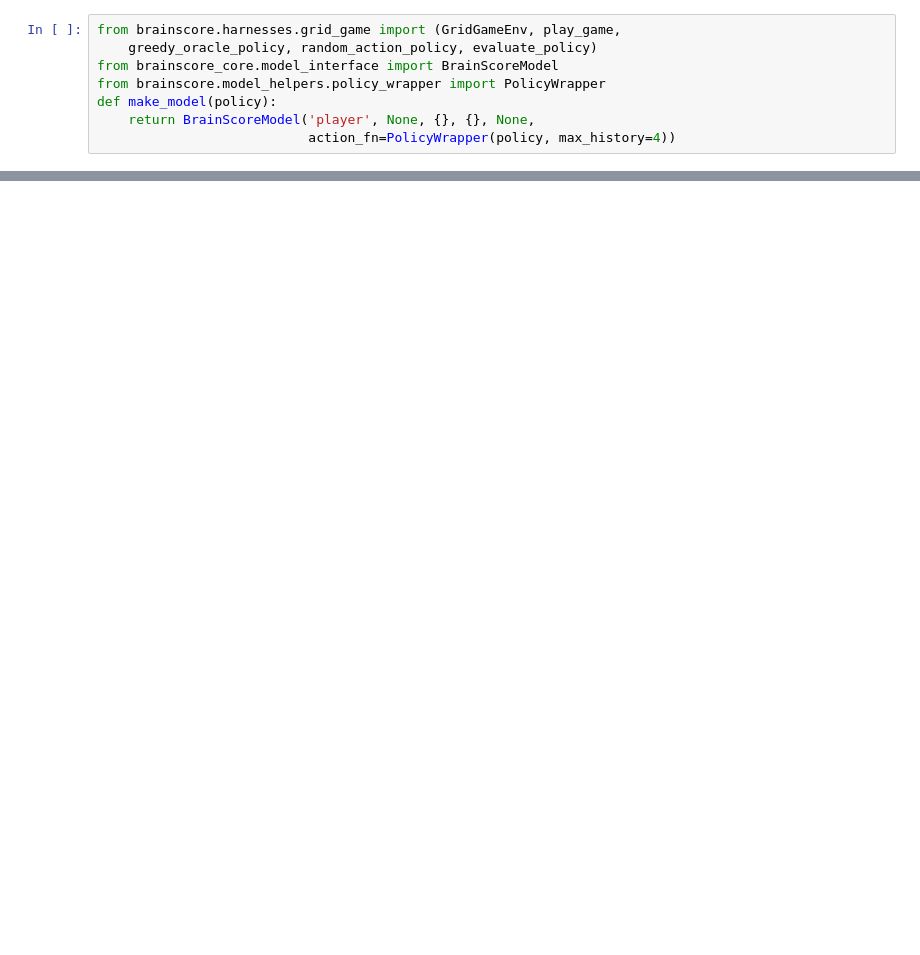
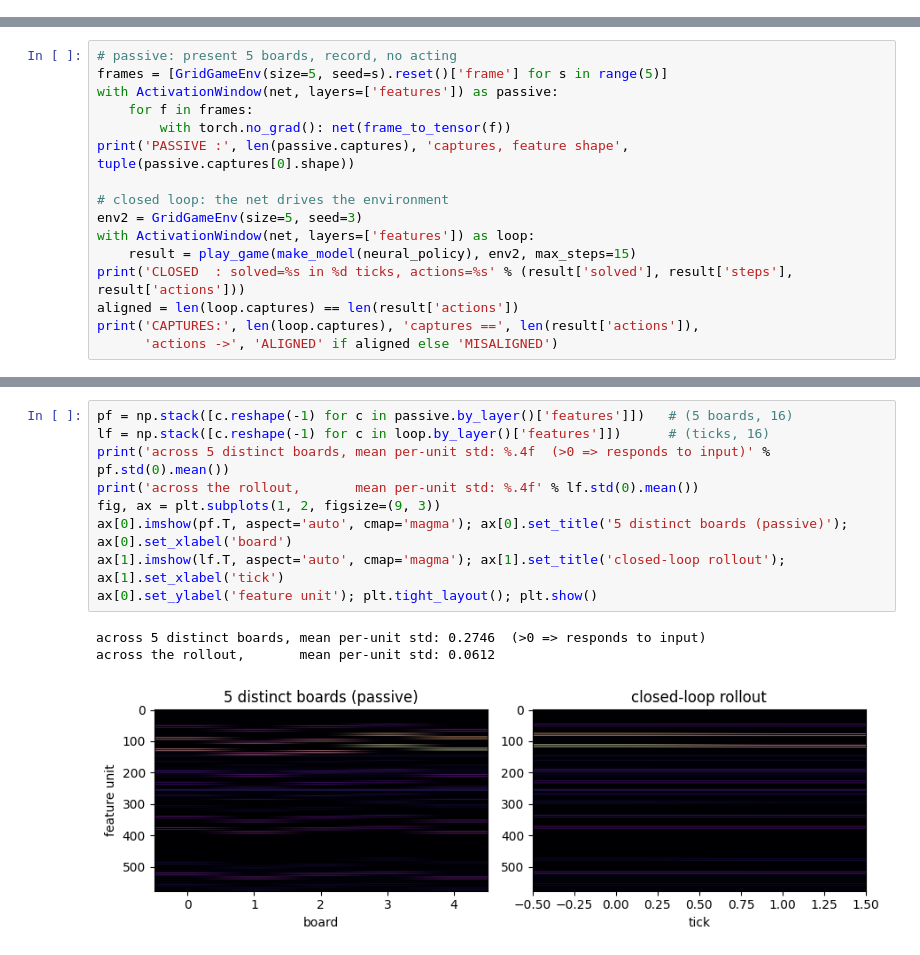
Before and after one commit to KartikP/brainscore-unified, a Jupyter notebook: notebooks/04_embodied_vlm_game.ipynb, the cells around one changed output, grey strips where cells are left out. Saved outputs shown, nothing was run; the diff lists cells and outputs as text; blank space fills up the shorter version.

```diff
--- a/notebooks/04_embodied_vlm_game.ipynb
+++ b/notebooks/04_embodied_vlm_game.ipynb
@@ -7,8 +0,0 @@
-# %%
-from brainscore.harnesses.grid_game import (GridGameEnv, play_game,
-    greedy_oracle_policy, random_action_policy, evaluate_policy)
-from brainscore_core.model_interface import BrainScoreModel
-from brainscore.model_helpers.policy_wrapper import PolicyWrapper
-def make_model(policy):
-    return BrainScoreModel('player', None, {}, {}, None,
-                           action_fn=PolicyWrapper(policy, max_history=4))
@@ -33,0 +100,16 @@ print(obs['ascii'])
+# %%
+# passive: present 5 boards, record, no acting
+frames = [GridGameEnv(size=5, seed=s).reset()['frame'] for s in range(5)]
+with ActivationWindow(net, layers=['features']) as passive:
+    for f in frames:
+        with torch.no_grad(): net(frame_to_tensor(f))
+print('PASSIVE :', len(passive.captures), 'captures, feature shape', tuple(passive.captures[0].shape))
+
+# closed loop: the net drives the environment
+env2 = GridGameEnv(size=5, seed=3)
+with ActivationWindow(net, layers=['features']) as loop:
+    result = play_game(make_model(neural_policy), env2, max_steps=15)
+print('CLOSED  : solved=%s in %d ticks, actions=%s' % (result['solved'], result['steps'], result['actions']))
+aligned = len(loop.captures) == len(result['actions'])
+print('CAPTURES:', len(loop.captures), 'captures ==', len(result['actions']),
+      'actions ->', 'ALIGNED' if aligned else 'MISALIGNED')
@@ -33,0 +124,13 @@ print(obs['ascii'])
+# %%
+pf = np.stack([c.reshape(-1) for c in passive.by_layer()['features']])   # (5 boards, 16)
+lf = np.stack([c.reshape(-1) for c in loop.by_layer()['features']])      # (ticks, 16)
+print('across 5 distinct boards, mean per-unit std: %.4f  (>0 => responds to input)' % pf.std(0).mean())
+print('across the rollout,       mean per-unit std: %.4f' % lf.std(0).mean())
+fig, ax = plt.subplots(1, 2, figsize=(9, 3))
+ax[0].imshow(pf.T, aspect='auto', cmap='magma'); ax[0].set_title('5 distinct boards (passive)'); ax[0].set_xlabel('board')
+ax[1].imshow(lf.T, aspect='auto', cmap='magma'); ax[1].set_title('closed-loop rollout'); ax[1].set_xlabel('tick')
+ax[0].set_ylabel('feature unit'); plt.tight_layout(); plt.show()
+# %% [output]
+across 5 distinct boards, mean per-unit std: 0.2746  (>0 => responds to input)
+across the rollout,       mean per-unit std: 0.0612
+[figure, added]
```
Also changed, not shown: parts of 19 cells of this notebook, 2 other files.
